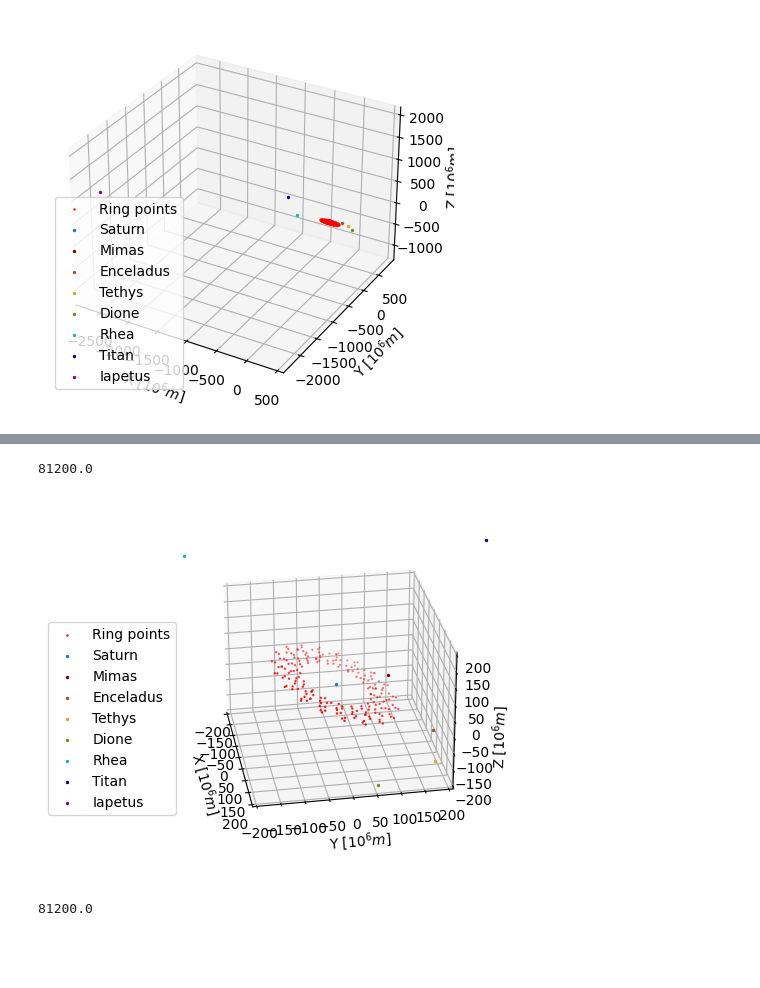
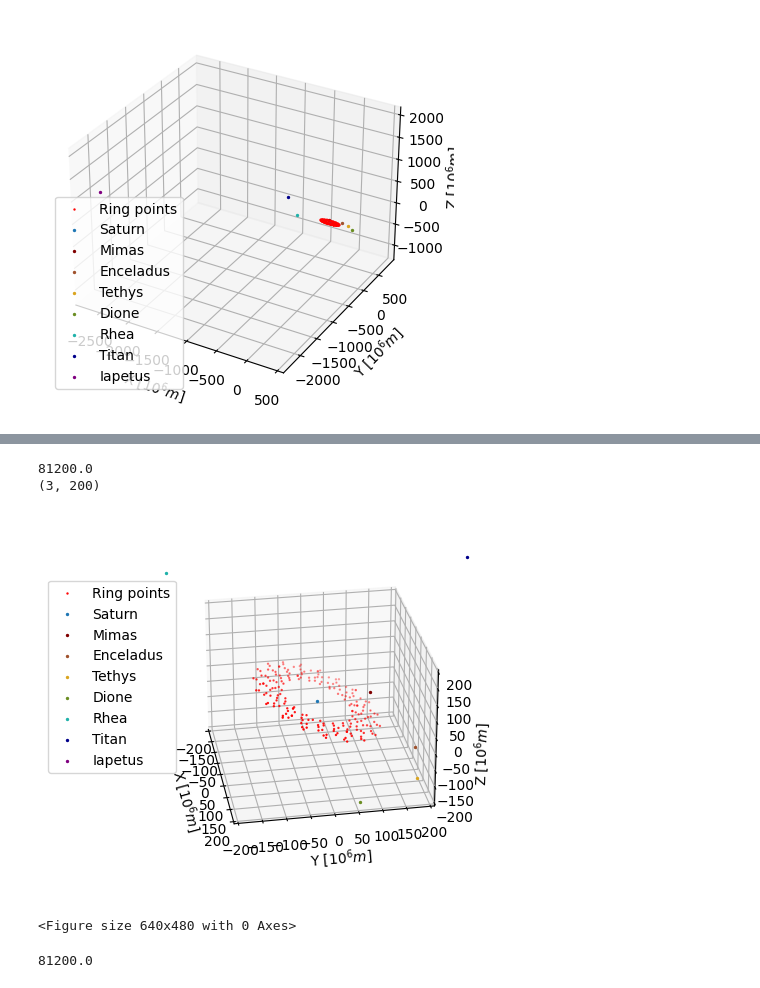
Before and after one commit to HalconDorado/CPr-3BodyProblem, a Jupyter notebook: Extension.ipynb, the cells around one changed output, grey strips where cells are left out. Drawn from its saved outputs; the diff is of its cells as text; code cells hidden in the pictures; blank space fills up the shorter version.

```diff
--- a/Extension.ipynb
+++ b/Extension.ipynb
@@ -250,7 +250,7 @@ def initMoonsDictionary(mode,debug=[]):
             }
     return None
 
-def initRings(mode, debug=[]):
+def initRings(mode, debug=[]): #creates correctly oriented ring distribution using of shape (3, #of particles)
     ringsPartNum = mode[0]
     ringsType = mode[1]
     ringLimits = mode[2]
@@ -425,7 +425,7 @@ def ODESolve(mode, t0, tf, dt, snapshotNumber, initBool=True, limits=[0,0], debu
                 RingRArray = RingRArray + dt*(RingVArray+ 2*v1 + 2*v2 + v3) / 6
                 RingVArray = RingVArray + dt*(w0 + 2*w1 + 2*w2 + w3) / 6
                 t = tList[i+1]
-    return RingRArray, snRingRArray, snSaturnArray, snMoonsArray, tList, snapshotIndices
+    return RingRArray, snRingRArray, snSaturnArray, snMoonsArray, tList, snapshotIndices #ADD RETURN RingVArray
 
 def d2t_r(time, inRArray, consts=(),debug=[]):
     if len(consts) == 0:
@@ -452,8 +452,10 @@ def d2t_r(time, inRArray, consts=(),debug=[]):
 test = d2t_r(10, x0)
 #print(test)
 
+numberOfFrames = 60
+
 Period = MoonsDict.get('period')[0]
-XRingRArray, XsnRingRArray, XsnSaturnArray, XsnMoonsArray, XtList, XsnapshotIndices = ODESolve('solve', 0, Period, 10, 60)
+XRingRArray, XsnRingRArray, XsnSaturnArray, XsnMoonsArray, XtList, XsnapshotIndices = ODESolve('solve', 0, Period, 10, numberOfFrames)
 
 
 XRArray = XRingRArray
@@ -496,36 +540,53 @@ snapshot #59 taken & test element 1.2769358047581367
 # %%
+from matplotlib.animation import FuncAnimation
+from IPython import display
+
+
+
 #print(XsnRingRArray[1])
 print(XtList[-1])
 
-halfBoxLength = 200
-plotLims = [-halfBoxLength,halfBoxLength,-halfBoxLength,halfBoxLength,-halfBoxLength,halfBoxLength]
-index = 59
+def plot1(index):
+    halfBoxLength = 200
+    plotLims = [-halfBoxLength,halfBoxLength,-halfBoxLength,halfBoxLength,-halfBoxLength,halfBoxLength]
 
-XRArray = XRingRArray
-XSaturnPos = XsnSaturnArray[index][0]
-XMoonsPos = XsnMoonsArray[index]
-ax = plt.figure().add_subplot(projection='3d')
-ax.scatter(XRArray[0], XRArray[1], XRArray[2], s=0.5, label='Ring points',color='red')
-ax.scatter(*XSaturnPos, s = 2, label='Saturn')
-names = MoonsDict.get('name')
-colors = MoonsDict.get('color')
-for i in range(len(colors)):
-    ax.scatter(*XMoonsPos[i][0:3], s = 2, label=names[i], color=colors[i])
-ax.legend(bbox_to_anchor=(0.1,0.7))
-ax.set_xlabel('X [$10^6 m$]')
-ax.set_ylabel('Y [$10^6 m$]')
-ax.set_zlabel('Z [$10^6 m$]')
-set_axes_equal(ax)
-ax.set_xlim3d([plotLims[0], plotLims[1]])
-ax.set_ylim3d([plotLims[2], plotLims[3]])
-ax.set_zlim3d([plotLims[4], plotLims[5]])
-ax.view_init(27,-10)
-ax.dist = 12
+    XRArray = XRingRArray
+    XSaturnPos = XsnSaturnArray[index][0]
+    XMoonsPos = XsnMoonsArray[index]
+    ax = plt.figure().add_subplot(projection='3d')
+    ax.scatter(XRArray[0], XRArray[1], XRArray[2], s=0.5, label='Ring points',color='red')
+    ax.scatter(*XSaturnPos, s = 2, label='Saturn')
+    names = MoonsDict.get('name')
+    colors = MoonsDict.get('color')
+    for i in range(len(colors)):
+        ax.scatter(*XMoonsPos[i][0:3], s = 2, label=names[i], color=colors[i])
+    ax.legend(loc=4, bbox_to_anchor=(0.15,0.3))
+    ax.set_xlabel('X [$10^6 m$]')
+    ax.set_ylabel('Y [$10^6 m$]')
+    ax.set_zlabel('Z [$10^6 m$]')
+    set_axes_equal(ax)
+    ax.set_xlim3d([plotLims[0], plotLims[1]])
+    ax.set_ylim3d([plotLims[2], plotLims[3]])
+    ax.set_zlim3d([plotLims[4], plotLims[5]])
+    ax.view_init(27,-10)
+    ax.dist = 12
+    fig = plt.figure()
+    #plt.show()
+    #plt.savefig('ring'+str(index))
+    return fig
+
+print(np.shape(XRingRArray))
+
+#elev: 27, azim: -10, roll: 0
+test = plot1(59)
 plt.show()
-#elev: 27, azim: -10, roll: 0
+# for i in range(60):
+#     plot1(i)
 # %% [output]
 81200.0
+(3, 200)
-[figure, old version]
+[figure, new version]
+<Figure size 640x480 with 0 Axes>
 # %%
 #print(XsnRingRArray[1])
 print(XtList[-1])
```
Also changed, not shown: parts of 1 cell of this notebook.
